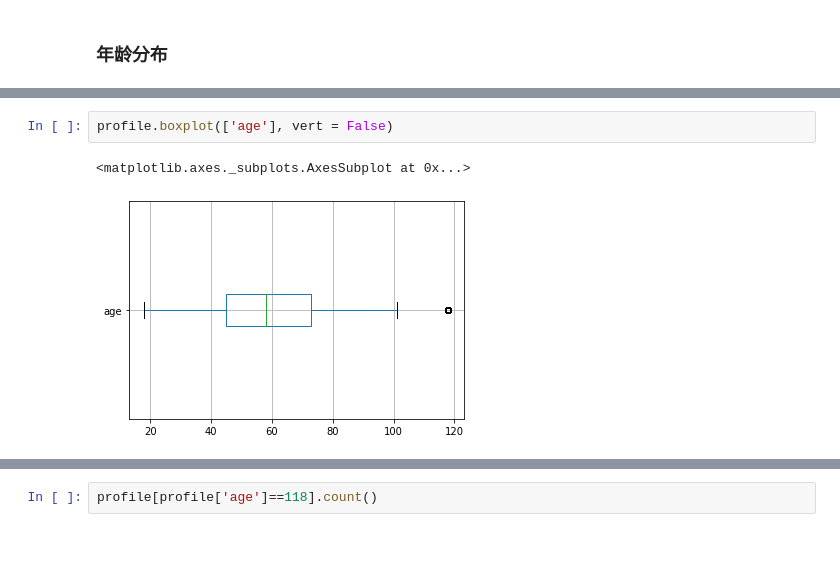
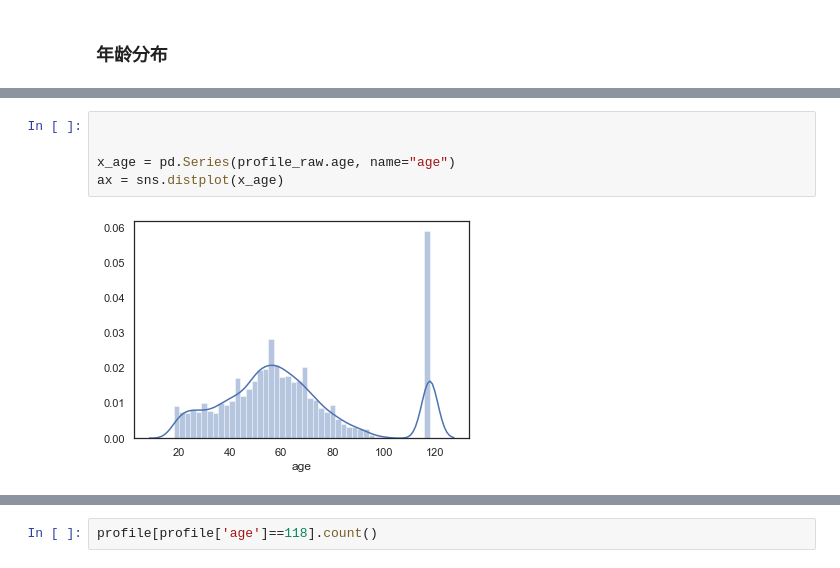
Before and after one commit to flamever2015/Starbucks_Capstone, a Jupyter notebook: Starbucks_Capstone_notebook-zh.ipynb, the cells around one changed output, grey strips where cells are left out. Drawn from its saved outputs; the diff is of its cells as text.

```diff
--- a/Starbucks_Capstone_notebook-zh.ipynb
+++ b/Starbucks_Capstone_notebook-zh.ipynb
@@ -294,5 +286,7 @@ plt.show()
-# %%
-profile.boxplot(['age'], vert = False)
-# %% [output]
-<matplotlib.axes._subplots.AxesSubplot at 0x...>
-[figure, removed]
+# %%
+
+
+x_age = pd.Series(profile_raw.age, name="age")
+ax = sns.distplot(x_age)
+# %% [output]
+[figure, added]
```
Also changed, not shown: parts of 11 cells of this notebook.
